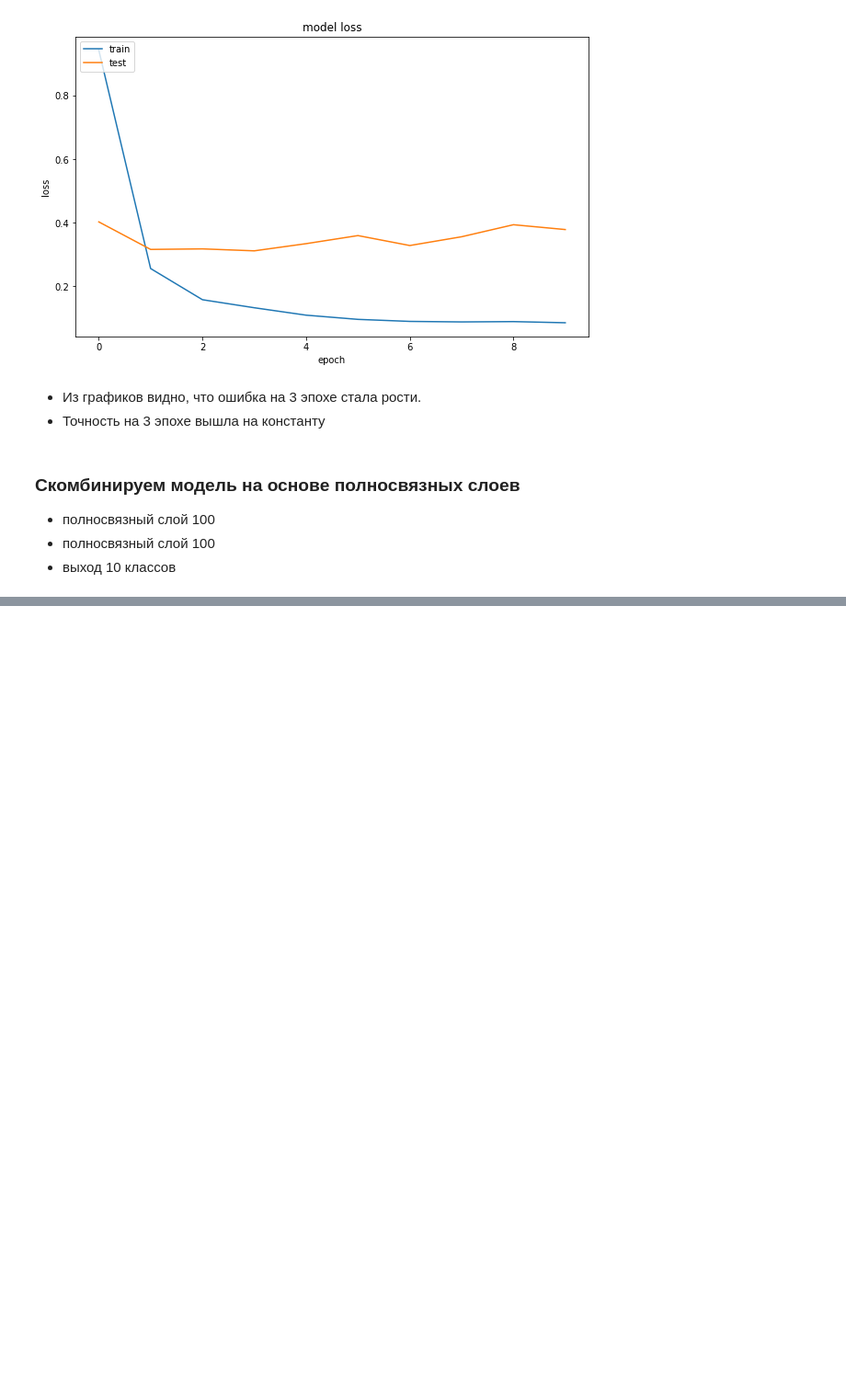
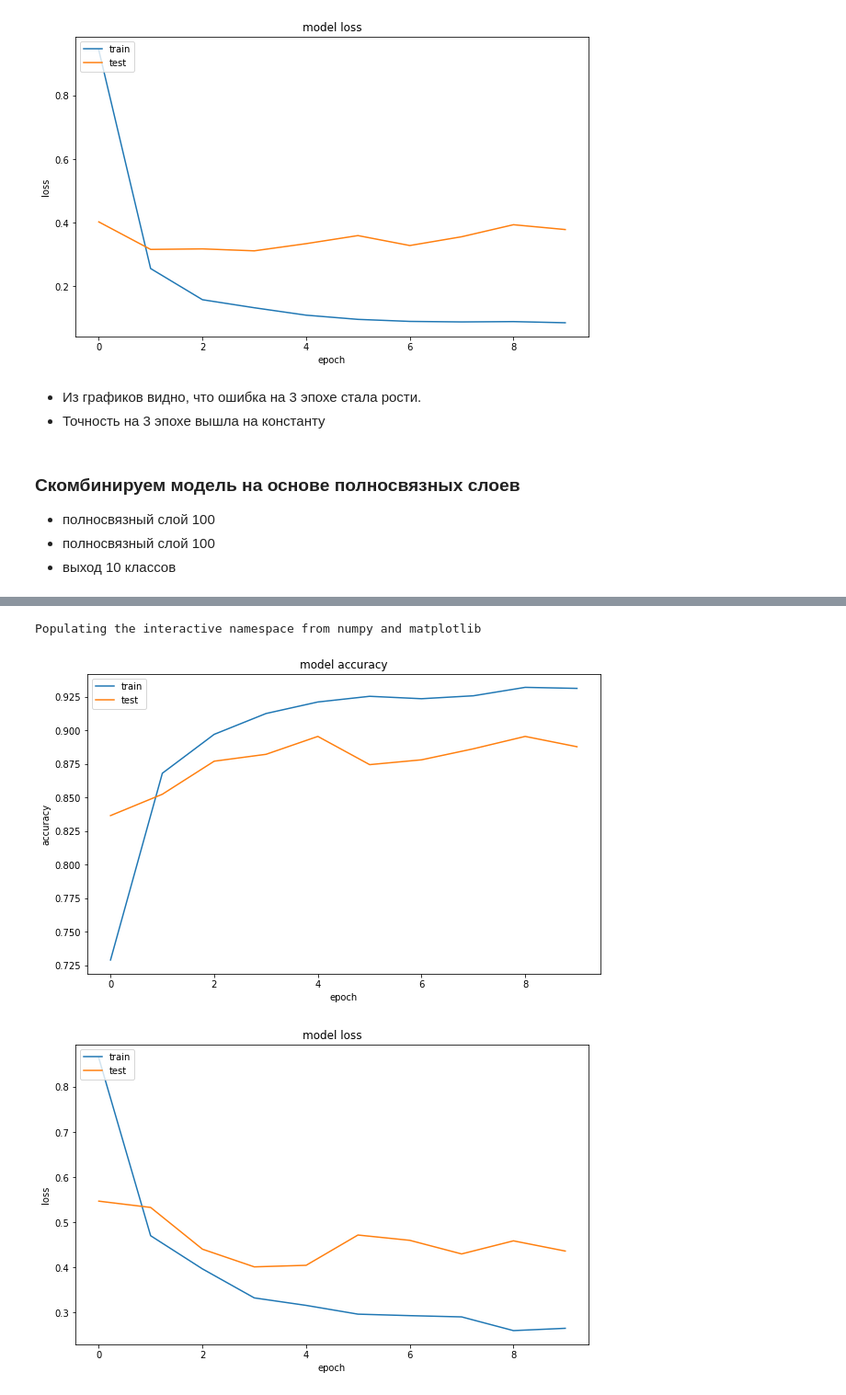
Before and after one commit to vench/study, a Jupyter notebook: lab_5.ipynb, the cells around one changed output, grey strips where cells are left out. Shown at 92% size. Drawn from its saved outputs; the diff is of its cells as text; code cells hidden in the pictures; blank space fills up the shorter version.

```diff
--- a/lab_5.ipynb
+++ b/lab_5.ipynb
@@ -287,6 +285,8 @@ model3.add(Dense(100))
 model3.add(Activation('relu'))
 model3.add(Dropout(0.5))
 
+model3.add(Flatten())
+
 model3.add(Dense(10))
 model3.add(Activation('softmax'))
 
@@ -315,9 +315,9 @@ None
 # %%
 epochs_len = 10
 
-result3 = model3.fit(X_train, Y_train)
-          # epochs=epochs_len,
-           #verbose=1, shuffle=True,
-          #callbacks=[],  validation_data=(X_test, Y_test),
-          # )
+result3 = model3.fit(X_train, Y_train,
+           epochs=epochs_len,
+           verbose=1, shuffle=True,
+           callbacks=[],  validation_data=(X_test, Y_test)
+    )
 # %% [output]
@@ -324,0 +347,25 @@ ValueError: Error when checking target: expected activation_21 to have 3 dimensi
+# %%
+import matplotlib.pyplot as plt
+%pylab inline
+pylab.rcParams['figure.figsize'] = (10, 6)
+
+# summarize history for accuracy
+plt.plot(result3.history['acc'])
+plt.plot(result3.history['val_acc'])
+plt.title('model accuracy')
+plt.ylabel('accuracy')
+plt.xlabel('epoch')
+plt.legend(['train', 'test'], loc='upper left')
+plt.show()
+# summarize history for loss
+plt.plot(result3.history['loss'])
+plt.plot(result3.history['val_loss'])
+plt.title('model loss')
+plt.ylabel('loss')
+plt.xlabel('epoch')
+plt.legend(['train', 'test'], loc='upper left')
+plt.show()
+# %% [output]
+Populating the interactive namespace from numpy and matplotlib
+[figure, added]
+[figure, added]
```
Also changed, not shown: parts of 5 cells of this notebook.
